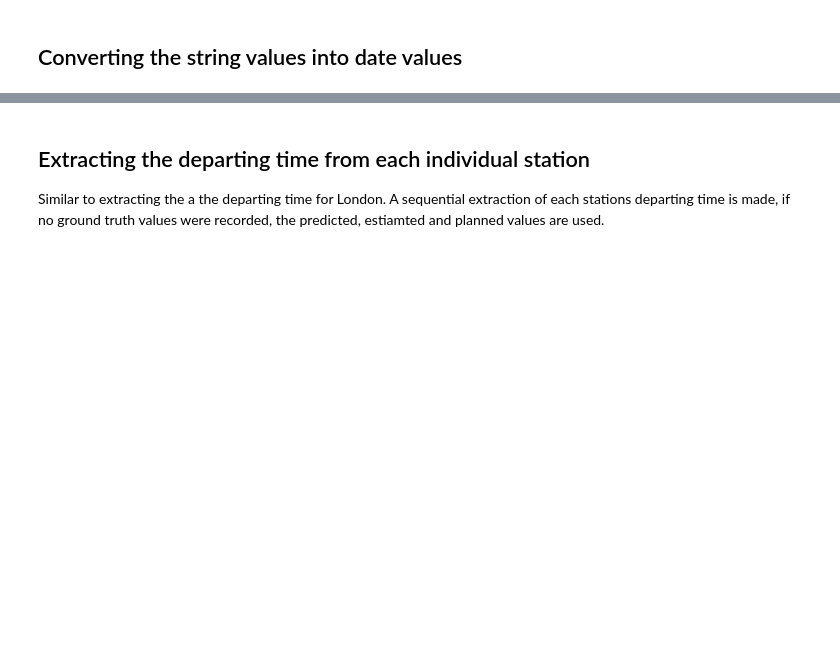
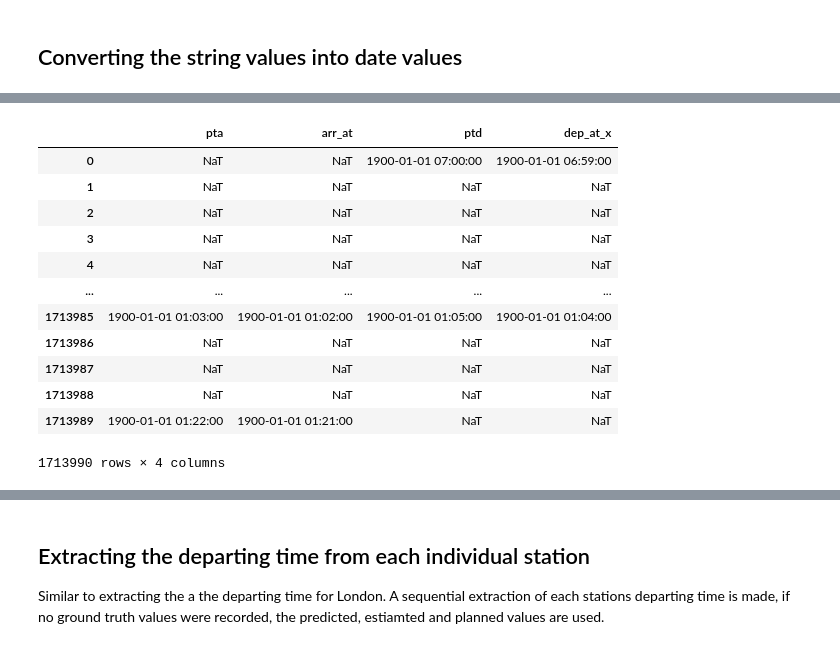
Before and after one commit to CemalAtaUzgoren/Intelligent_Chat_bot, a Jupyter notebook: regression_model/draft_03.ipynb, the cells around one changed output, grey strips where cells are left out. Cells and saved outputs as stored; diff of their text form; code cells hidden in the pictures; blank space fills up the shorter version.

```diff
--- a/regression_model/draft_03.ipynb
+++ b/regression_model/draft_03.ipynb
@@ -201,3 +201,26 @@ train_dataset.head(5)
 | 2 | 202009016712165 | BOWJ | NaT | NaT | 07:05 | NaN | NaT | NaT | NaT | NaN | NaT | ... |
 | 3 | 202009016712165 | MRYLAND | NaT | NaT | 07:06:30 | NaN | NaT | NaT | NaT | NaN | NaT | ... |
 | 4 | 202009016712165 | STFD | NaT | NaT | 07:06 | NaN | NaT | 1900-01-01 07:07:00 | NaT | NaN | NaT | ... |
+# %%
+train_dataset['temp_dep_at'] = train_dataset['dep_at_x']
+train_dataset.loc[train_dataset['temp_dep_at'].isna(),'temp_dep_at'] = train_dataset['pass_at']
+train_dataset.loc[train_dataset['temp_dep_at'].isna(),'temp_dep_at'] = train_dataset['wtp']
+
+
+train_dataset['temp_arr_at'] = train_dataset['arr_at']
+# %%
+train_dataset[['pta','arr_at', 'ptd','dep_at_x']]
+# %% [output]
+|  | pta | arr_at | ptd | dep_at_x |
+| 0 | NaT | NaT | 1900-01-01 07:00:00 | 1900-01-01 06:59:00 |
+| 1 | NaT | NaT | NaT | NaT |
+| 2 | NaT | NaT | NaT | NaT |
+| 3 | NaT | NaT | NaT | NaT |
+| 4 | NaT | NaT | NaT | NaT |
+| ... | ... | ... | ... | ... |
+| 1713985 | 1900-01-01 01:03:00 | 1900-01-01 01:02:00 | 1900-01-01 01:05:00 | 1900-01-01 01:04:00 |
+| 1713986 | NaT | NaT | NaT | NaT |
+| 1713987 | NaT | NaT | NaT | NaT |
+| 1713988 | NaT | NaT | NaT | NaT |
+| 1713989 | 1900-01-01 01:22:00 | 1900-01-01 01:21:00 | NaT | NaT |
+1713990 rows × 4 columns
```
Also changed, not shown: parts of 3 cells of this notebook, 55 other files.
